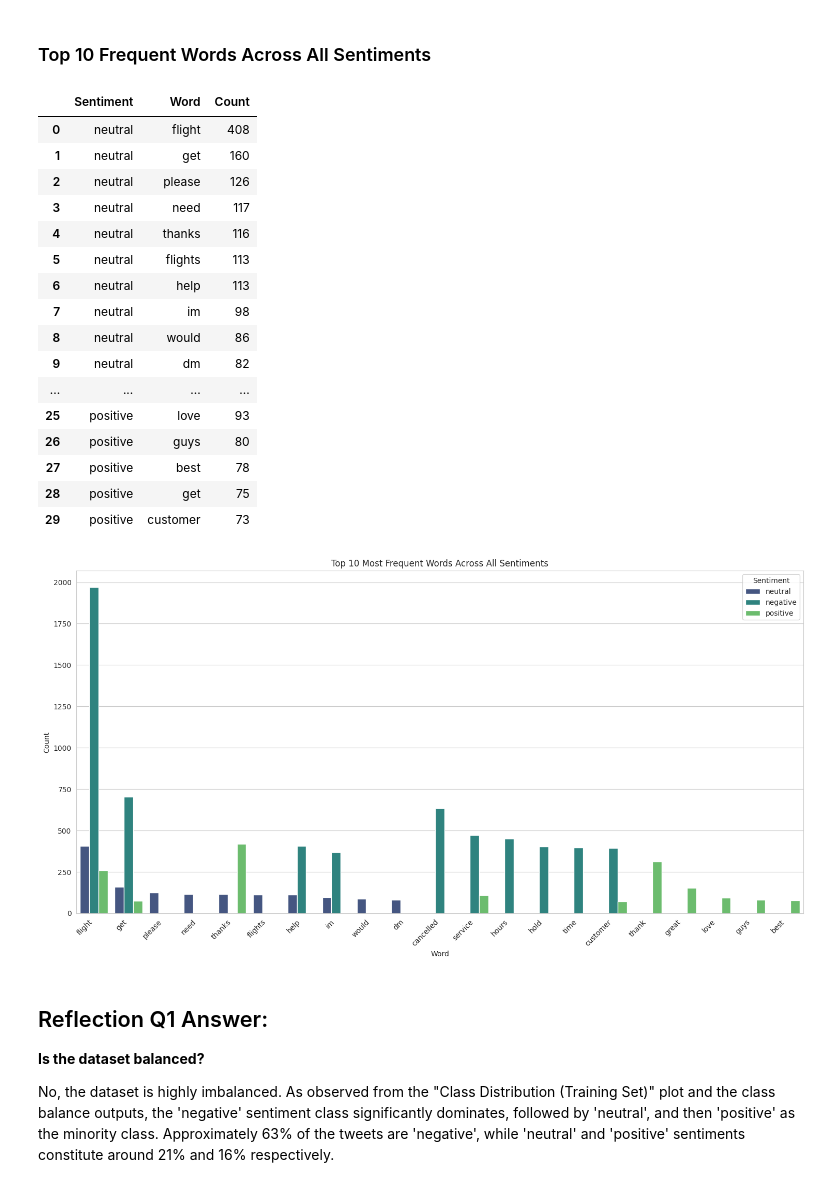
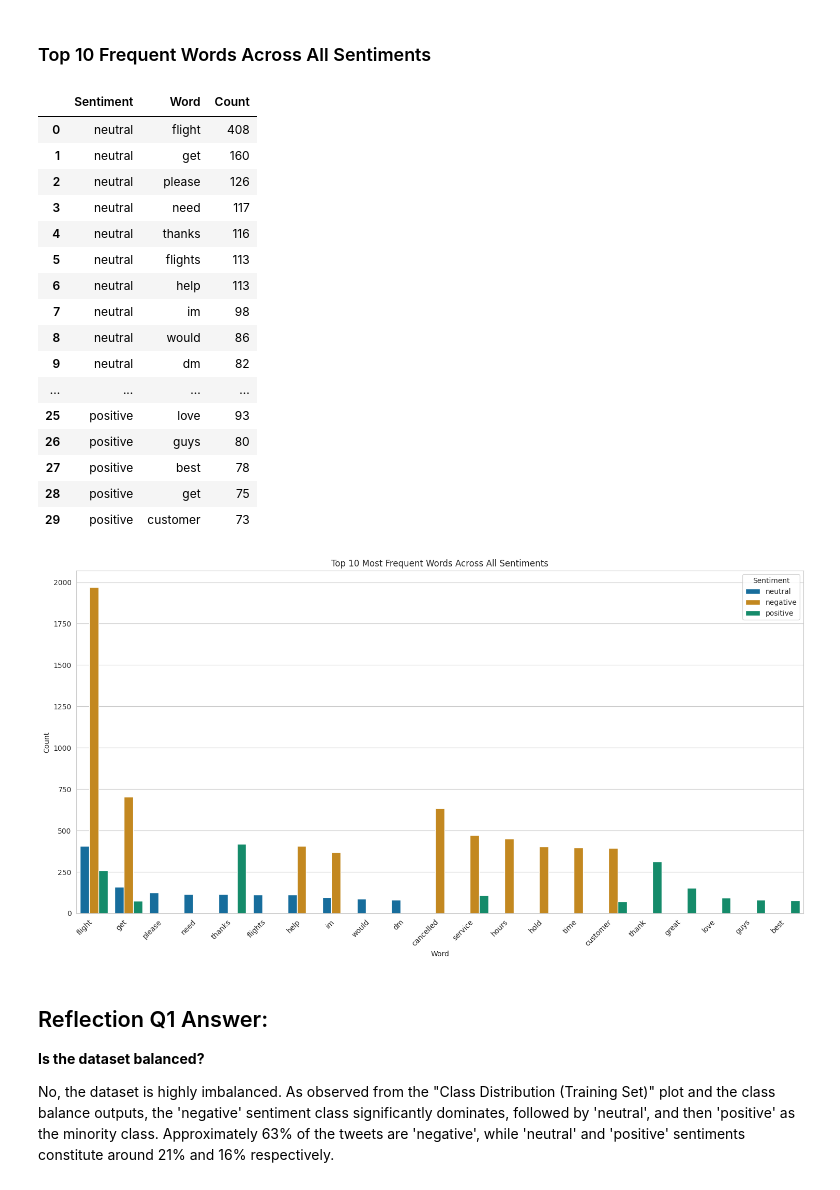
Before and after one commit to AvikRaj/sentiment-analysis-airtravel, a Jupyter notebook: sentiment-analysis.ipynb, the cells around one changed output. Drawn from its saved outputs; the diff is of its cells as text; code cells hidden in the pictures.

```diff
--- a/sentiment-analysis.ipynb
+++ b/sentiment-analysis.ipynb
@@ -295,7 +303,7 @@ for sentiment in sentiment_classes:
 
     # Plotting word frequencies for each sentiment
     plt.figure(figsize=(10, 6))
-    sns.barplot(x='Count', y='Word', hue='Word', data=words_df, palette='viridis', legend=False) # Using viridis palette
+    sns.barplot(x='Count', y='Word', hue='Word', data=words_df, palette='colorblind', legend=False)
     plt.title(f'Top 10 Most Frequent Words for {sentiment} Sentiment')
     plt.xlabel('Count')
     plt.ylabel('Word')
@@ -360,35 +368,35 @@ for sentiment in sentiment_classes:
 combined_words_df = pd.DataFrame(all_sentiments_top_words)
 display(combined_words_df)
 
 # Create a grouped bar chart
 plt.figure(figsize=(15, 8))
-sns.barplot(x='Word', y='Count', hue='Sentiment', data=combined_words_df, palette='viridis')
+sns.barplot(x='Word', y='Count', hue='Sentiment', data=combined_words_df, palette='colorblind')
 plt.title('Top 10 Most Frequent Words Across All Sentiments')
 plt.xlabel('Word')
 plt.ylabel('Count')
 plt.xticks(rotation=45, ha='right')
 plt.legend(title='Sentiment')
 plt.tight_layout()
 plt.show()
 # %% [output]
 |  | Sentiment | Word | Count |
 | 0 | neutral | flight | 408 |
 | 1 | neutral | get | 160 |
 | 2 | neutral | please | 126 |
 | 3 | neutral | need | 117 |
 | 4 | neutral | thanks | 116 |
 | 5 | neutral | flights | 113 |
 | 6 | neutral | help | 113 |
 | 7 | neutral | im | 98 |
 | 8 | neutral | would | 86 |
 | 9 | neutral | dm | 82 |
 | ... | ... | ... | ... |
 | 25 | positive | love | 93 |
 | 26 | positive | guys | 80 |
 | 27 | positive | best | 78 |
 | 28 | positive | get | 75 |
 | 29 | positive | customer | 73 |
-[figure, old version]
+[figure, new version]
 # %% [markdown]
 ## Reflection Q1 Answer:
 
```
Also changed, not shown: parts of 11 cells of this notebook.
